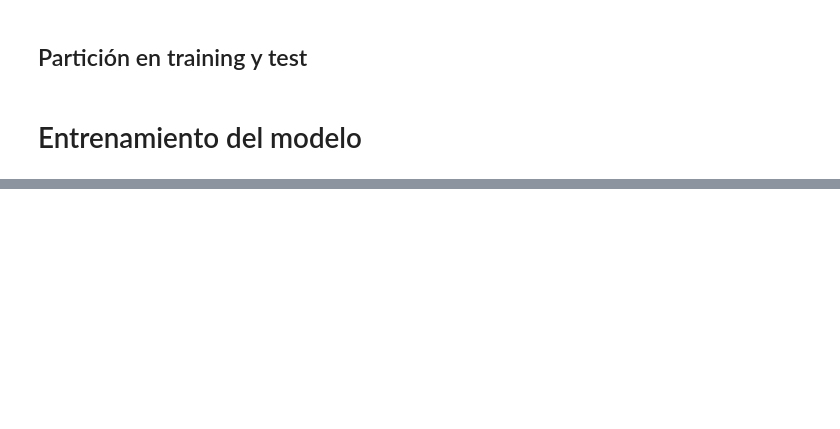
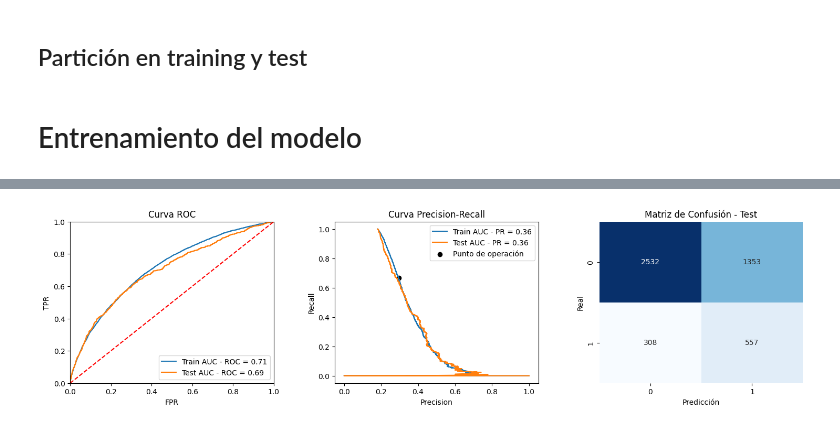
Before and after one commit to CrisBenavides/LATAM_Challenge, a Jupyter notebook: solution.ipynb, the cells around one changed output, grey strips where cells are left out. Saved outputs shown, nothing was run; the diff lists cells and outputs as text; code cells hidden in the pictures; blank space fills up the shorter version.

Commit message:
Evaluacion del modelo y conclusiones

```diff
--- a/solution.ipynb
+++ b/solution.ipynb
@@ -760,0 +779,74 @@ ROC para test 0.694812864061419
+# %%
+# Calcular el AUC
+auc_train = roc_auc_score(y_train, y_train_pred)
+auc_test = roc_auc_score(y_test, y_test_pred)
+
+# Calcular los puntos de corte de la curva ROC tanto en train como test
+fpr_train, tpr_train, thresholds_roc_train = roc_curve(y_train, y_train_pred)
+fpr_test, tpr_test, thresholds_roc_test = roc_curve(y_test, y_test_pred)
+
+# Encontrar el punto de corte óptimo
+optimal_idx_train = np.argmax(tpr_train - fpr_train)
+optimal_threshold_train = thresholds_roc_train[optimal_idx_train]
+optimal_idx_test = np.argmax(tpr_test - fpr_test)
+optimal_threshold_test = thresholds_roc_test[optimal_idx_test]
+
+# grilla de subplots
+fig, axs = plt.subplots(1, 3, figsize=(18,4))
+axs = axs.ravel()
+
+# Plotear curva ROC
+axs[0].plot(fpr_train, tpr_train, label = 'Train AUC - ROC = %0.2f' % auc_train)
+axs[0].plot(fpr_test, tpr_test, label = 'Test AUC - ROC = %0.2f' % auc_test)
+axs[0].plot([0, 1], [0, 1],'r--')
+axs[0].set_xlim([0, 1])
+axs[0].set_ylim([0, 1])
+axs[0].set_xlabel('FPR')
+axs[0].set_ylabel('TPR')
+axs[0].set_title('Curva ROC')
+axs[0].legend(loc="lower right")
+print(f"Umbral óptimo: {optimal_threshold_train} (Punto más cercano a la esquina [1,1])")
+
+
+# Calcular precision y recall para distintos umbrales
+precision_train, recall_train, thresholds_pr_train = precision_recall_curve(y_train, y_train_pred)
+precision_test, recall_test, thresholds_pc_test = precision_recall_curve(y_test, y_test_pred)
+
+# Encontrar el índice del umbral de corte más cercano al valor dado
+closest_zero_train = np.argmin(np.abs(thresholds_pr_train - optimal_threshold_train))
+
+# Area bajo la curva
+aucpr_train = average_precision_score(y_train, y_train_pred)
+aucpr_test = average_precision_score(y_test, y_test_pred)
+
+# Plotear curva precision - recall
+
+axs[1].plot(precision_train, recall_train, label = 'Train AUC - PR = %0.2f' % aucpr_train)
+axs[1].plot(precision_test, recall_test, label = 'Test AUC - PR = %0.2f' % aucpr_test)
+axs[1].scatter(precision_train[closest_zero_train], recall_train[closest_zero_train], marker='o', color='black', label='Punto de operación' )
+axs[1].set_xlabel('Precision')
+axs[1].set_ylabel('Recall')
+axs[1].set_title('Curva Precision-Recall')
+axs[1].legend()
+
+
+# Plotear matriz de confusion
+
+# Obtener las predicciones utilizando el umbral óptimo
+y_pred_test_int = (best_model.predict_proba(x_test)[:,1] >= optimal_threshold_train).astype(int)
+
+# Calcular las matrices de confusión
+cm_test = confusion_matrix(y_test, y_pred_test_int)
+
+sns.heatmap(cm_test, annot=True, cmap='Blues', fmt='g', cbar=False, ax=axs[2])
+axs[2].set_title('Matriz de Confusión - Test')
+axs[2].set_xlabel('Predicción')
+axs[2].set_ylabel('Real')
+
+print('Reporte de indicadores en conjunto test usando el umbral óptimo:')
+print(classification_report(y_test, y_pred_test_int))
+
+plt.subplots_adjust(hspace=0.3, wspace=0.3)
+
+plt.show()
+# %% [output]
@@ -760,0 +863 @@ ROC para test 0.694812864061419
+[figure, added]
```
Also changed, not shown: parts of 19 cells of this notebook, 1 other file.
